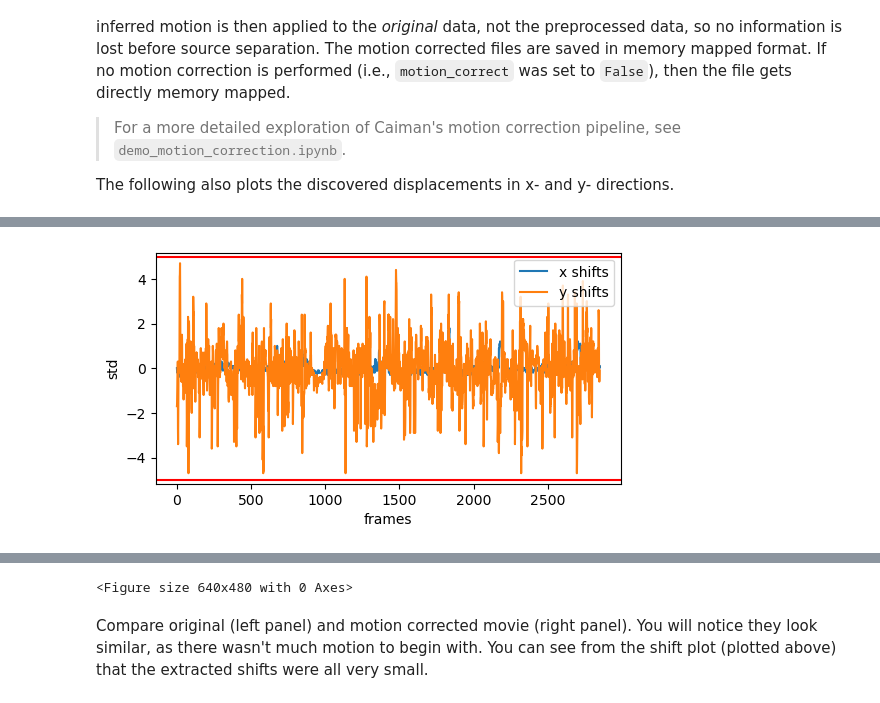
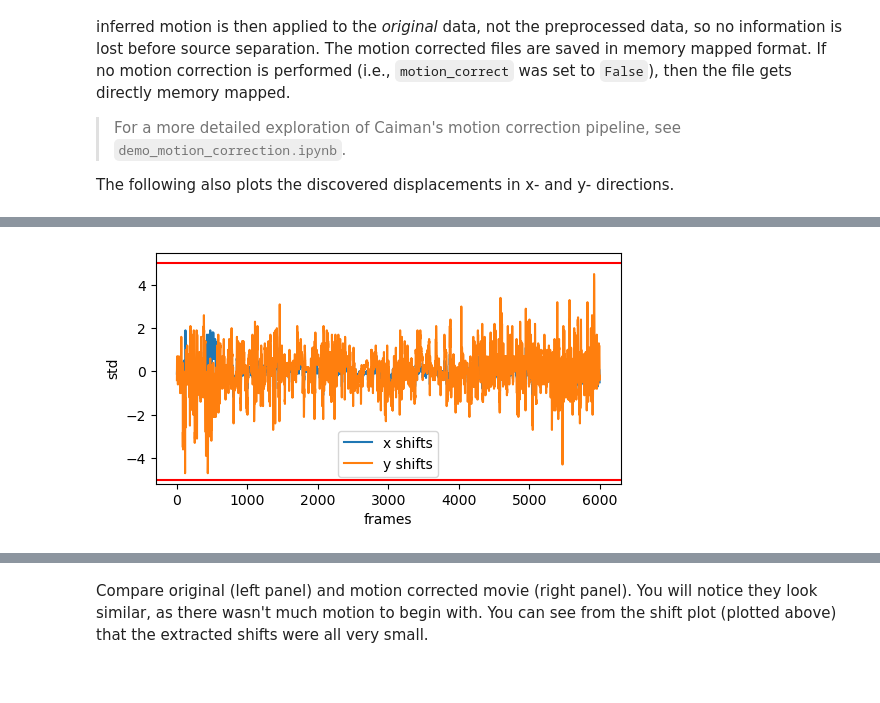
Before and after one commit to JohnStout/caiman_fastplotlib_notebooks, a Jupyter notebook: code/miniscope_cnmfe/CNMFE.ipynb, the cells around one changed output, grey strips where cells are left out. Cells and saved outputs as stored; diff of their text form; code cells hidden in the pictures.

```diff
--- a/code/miniscope_cnmfe/CNMFE.ipynb
+++ b/code/miniscope_cnmfe/CNMFE.ipynb
@@ -105,7 +105,9 @@ Here is an example of where my .avi files were saved:
 # %%
 # PFC NEURONS - GREAT ONE
 #movie_path = r'/Users/js0403/miniscope/PFC-Neurons/122D/AAV2/3-Syn-GCaMP8f/2024_02_06/12_21_26/miniscopeDeviceName/full_movie_mod.tif'
-movie_path = r'/Users/js0403/miniscope/PFC-Neurons/122D/AAV2/3-Syn-GCaMP8f/2024_02_06/12_21_26/miniscopeDeviceName'
+#movie_path = r'/Users/js0403/miniscope/PFC-Neurons/122D/AAV2/3-Syn-GCaMP8f/2024_02_06/12_21_26/miniscopeDeviceName'
+movie_path = r'/Users/js0403/Downloads/12_51_33/miniscopeDeviceName'
+movie_path = r'/Users/js0403/Downloads/12_51_33/miniscopeDeviceName/full_movie.tif'
 
 if '.tif' in movie_path:
     print("Detected fullpath to movie in movie_path. Loading data...")
@@ -118,7 +120,8 @@ if '.tif' in movie_path:
     fr = metadata['frameRate']
 
     # load movie
-    movie_orig = cm.load(movie_path) # subindices
+    #movie_orig = cm.load(movie_path) # subindices
+    movie_orig = tifffile.memmap(movie_path)
 
     # use this to save data later
     if '.avi' in movie_path:
@@ -333,3 +332,6 @@ Patch width: 401 , Stride: 300, Overlap: 101
+# %%
+if 'path_chain' not in locals():
+    path_chain = movie_path
 # %%
 # CHANGE ME IF MOT CORRECTION ISNT WORKING
 gSig_filt = (10,10)      # sigma for high pass spatial filter applied before motion correction, used in 1p data, 10,10 for 122D
@@ -371,42 +373,29 @@ After spatial filtering, the NoRMCorre algorithm is used to determine the motion
 
 The following also plots the discovered displacements in x- and y- directions.
 # %%
-%%time
-if motion_correct:
-    # do motion correction rigid
-    mot_correct = MotionCorrect(path_chain, dview=cluster, **parameters.get_group('motion'))
-    mot_correct.motion_correct(save_movie=True)
-    fname_mc = mot_correct.fname_tot_els if pw_rigid else mot_correct.fname_tot_rig
-    if pw_rigid:
-        bord_px = np.ceil(np.maximum(np.max(np.abs(mot_correct.x_shifts_els)),
-                                     np.max(np.abs(mot_correct.y_shifts_els)))).astype(int)
+# check if you chain loaded the movie
+if 'path_chain' in locals():
+    movie_path = path_chain
 
-        plt.plot(mot_correct.shifts_rig)  # % plot rigid shifts
-        plt.legend(['x shifts', 'y shifts'])
-        plt.xlabel('frames')
-        plt.ylabel('std')
-        plt.gcf().set_size_inches(6,3)
-        plt.axhline(y = max_shifts[0], color = 'r', linestyle = '-')
-        plt.axhline(y = -1*max_shifts[0], color = 'r', linestyle = '-')
-        plt.show()
-        plt.savefig(save_name+'_XYshifts_motion_correction.eps',format='eps')
-    else:
-        bord_px = np.ceil(np.max(np.abs(mot_correct.shifts_rig))).astype(int)
-        # Plot shifts
-        plt.plot(mot_correct.shifts_rig)  # % plot rigid shifts
-        plt.legend(['x shifts', 'y shifts'])
-        plt.xlabel('frames')
-        plt.ylabel('std')
-        plt.gcf().set_size_inches(6,3)
-        plt.axhline(y = max_shifts[0], color = 'r', linestyle = '-')
-        plt.axhline(y = -1*max_shifts[0], color = 'r', linestyle = '-')
-        plt.show()
-        plt.savefig(save_name+'_XYshifts_motion_correction.eps',format='eps')
+# motion correct
+mot_correct = MotionCorrect(movie_path, dview=cluster, **parameters.get_group('motion'))
+mot_correct.motion_correct(save_movie=True)
 
-    bord_px = 0 if border_nan == 'copy' else bord_px
-    fname_new = cm.save_memmap(fname_mc, base_name='motioncorr_', order='C',
-                               border_to_0=bord_px)
-else:  # if no motion correction just memory map the file
-    fname_new = cm.save_memmap(path_chain, base_name='memmap_',
-                               order='C', border_to_0=0, dview=dview)
+# save results
+fname_mc = mot_correct.fname_tot_els if pw_rigid else mot_correct.fname_tot_rig
+bord_px = 0 if border_nan == 'copy' else bord_px
+fname_new = cm.save_memmap(fname_mc, base_name='motioncorr_', order='C',
+                           border_to_0=bord_px)
+
+# plot results
+bord_px = np.ceil(np.max(np.abs(mot_correct.shifts_rig))).astype(int)
+plt.plot(mot_correct.shifts_rig)  # % plot rigid shifts
+plt.legend(['x shifts', 'y shifts'])
+plt.xlabel('frames')
+plt.ylabel('std')
+plt.gcf().set_size_inches(6,3)
+plt.axhline(y = max_shifts[0], color = 'r', linestyle = '-')
+plt.axhline(y = -1*max_shifts[0], color = 'r', linestyle = '-')
+plt.show()
+plt.savefig(save_name+'_XYshifts_motion_correction.eps',format='eps')
 # %% [output]
@@ -430 +408 @@ KeyError: '0x3dd145c50'
-[figure, old version]
+[figure, new version]
@@ -433,3 +410,2 @@ Wall time: 1min 24s
-<Figure size 640x480 with 0 Axes>
 # %% [markdown]
 Compare original (left panel) and motion corrected movie (right panel). You will notice they look similar, as there wasn't much motion to begin with. You can see from the shift plot (plotted above) that the extracted shifts were all very small.
```
Also changed, not shown: parts of 10 cells of this notebook, 2 other files.
